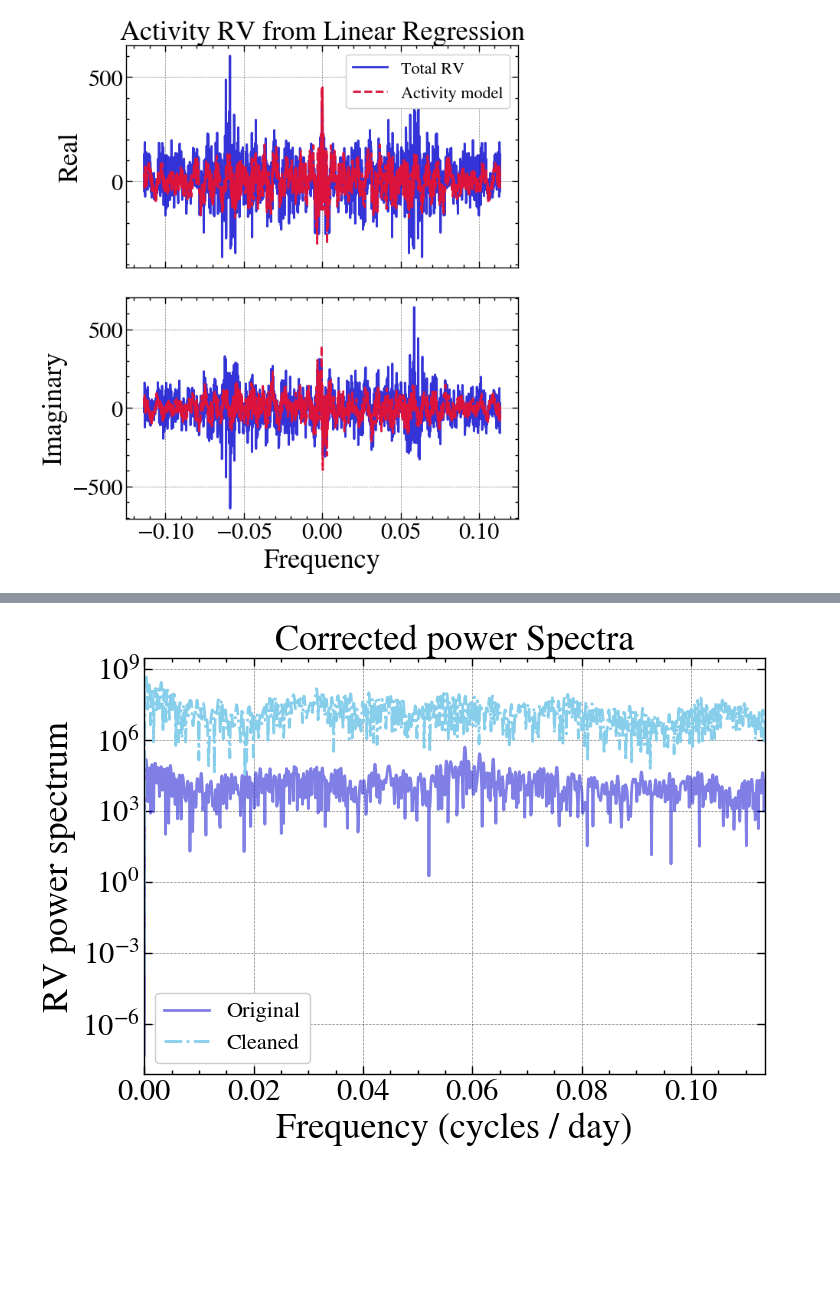
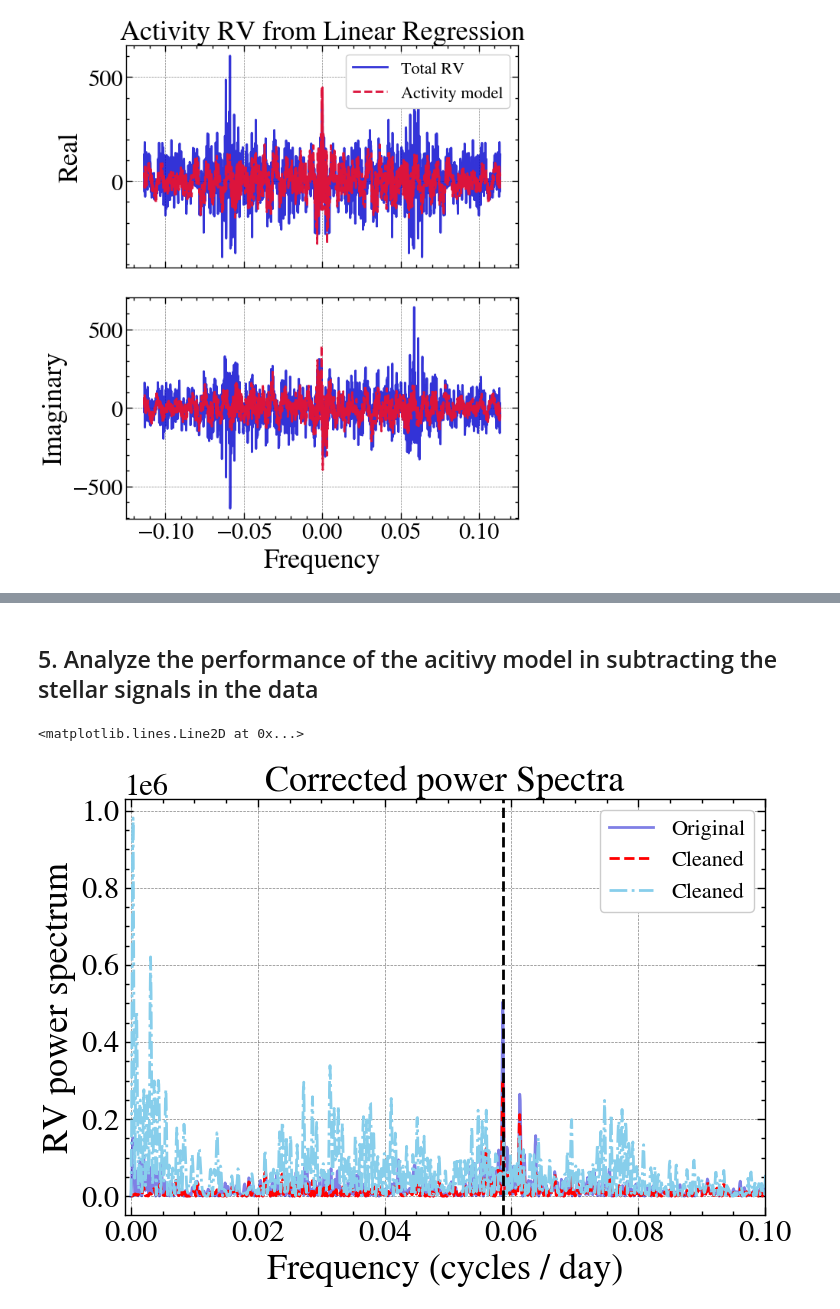
Before and after one commit to vicaleram/fdac, a Jupyter notebook: docs/examples/HD99492_fdac.ipynb, the cells around one changed output, grey strips where cells are left out. Saved outputs shown, nothing was run; the diff lists cells and outputs as text; code cells hidden in the pictures; blank space fills up the shorter version.

```diff
--- a/docs/examples/HD99492_fdac.ipynb
+++ b/docs/examples/HD99492_fdac.ipynb
@@ -120,6 +134,10 @@ Std dev of clean RV: 193.89956075592585
+# %% [markdown]
+## 5. Analyze the performance of the acitivy model in subtracting the stellar signals in the data
 # %%
-fdac.residual_powplot(log=True)
+fdac.residual_powplot()
 #plt.ylim(1e-2, 1e7)
-#plt.xlim(-0.01,0.5)
+plt.xlim(-0.001,0.1)
+plt.axvline(1/17.05, color='k', ls='--')
 # %% [output]
+<matplotlib.lines.Line2D at 0x...>
-[figure, old version]
+[figure, new version]
```
Also changed, not shown: parts of 8 cells of this notebook, 1 other file.
